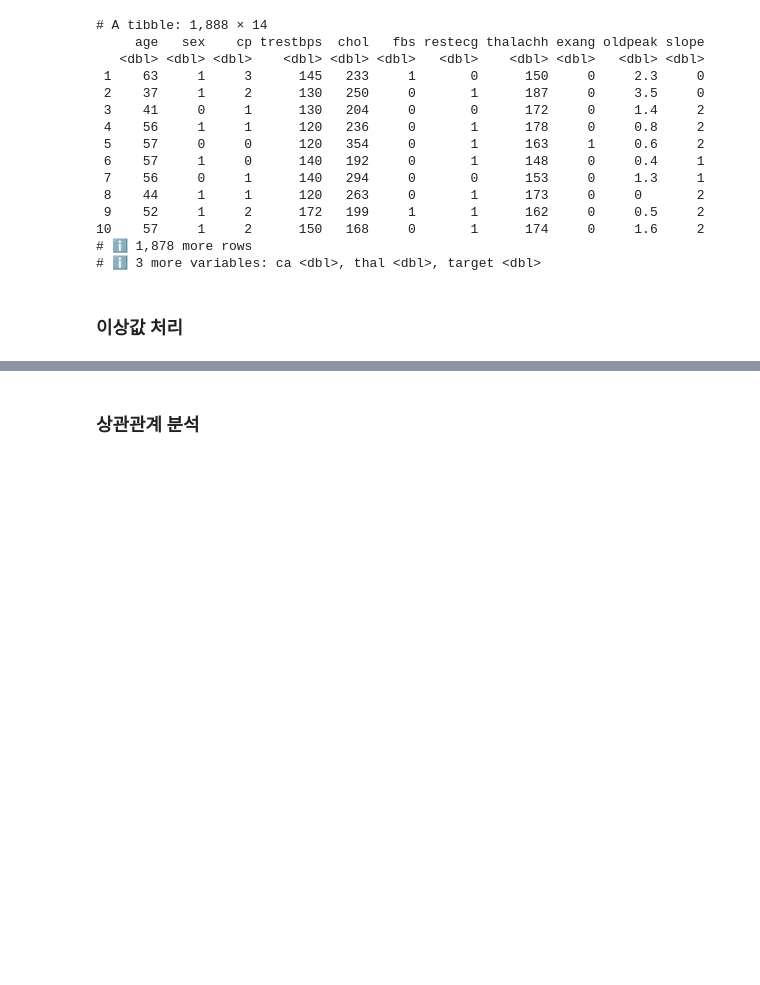
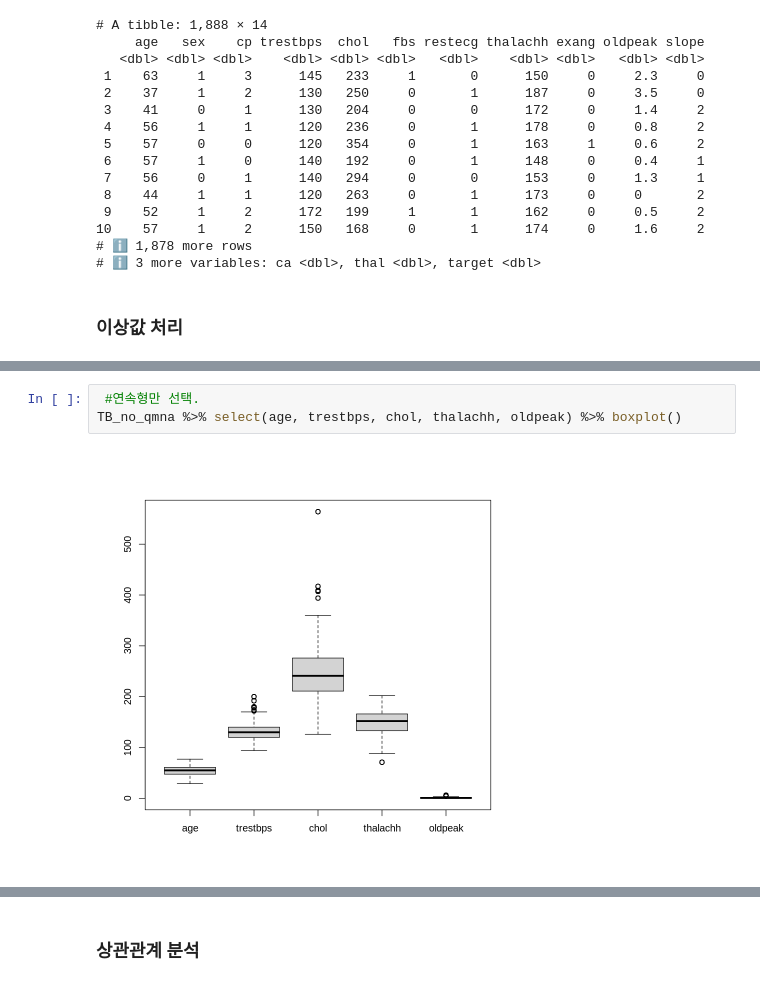
Before and after one commit to pillwood/Heart-Disease-Prediction, a Jupyter notebook: BigData_P201.ipynb, the cells around one changed output, grey strips where cells are left out. Saved outputs shown, nothing was run; the diff lists cells and outputs as text; blank space fills up the shorter version.

```diff
--- a/BigData_P201.ipynb
+++ b/BigData_P201.ipynb
@@ -124,0 +113,5 @@ TB_IQR <- handle_outliers_IQR(TB_no_qm)
+# %%
+ #연속형만 선택.
+TB_no_qmna %>% select(age, trestbps, chol, thalachh, oldpeak) %>% boxplot()
+# %% [output]
+[figure, added]
```
Also changed, not shown: parts of 20 cells of this notebook.
